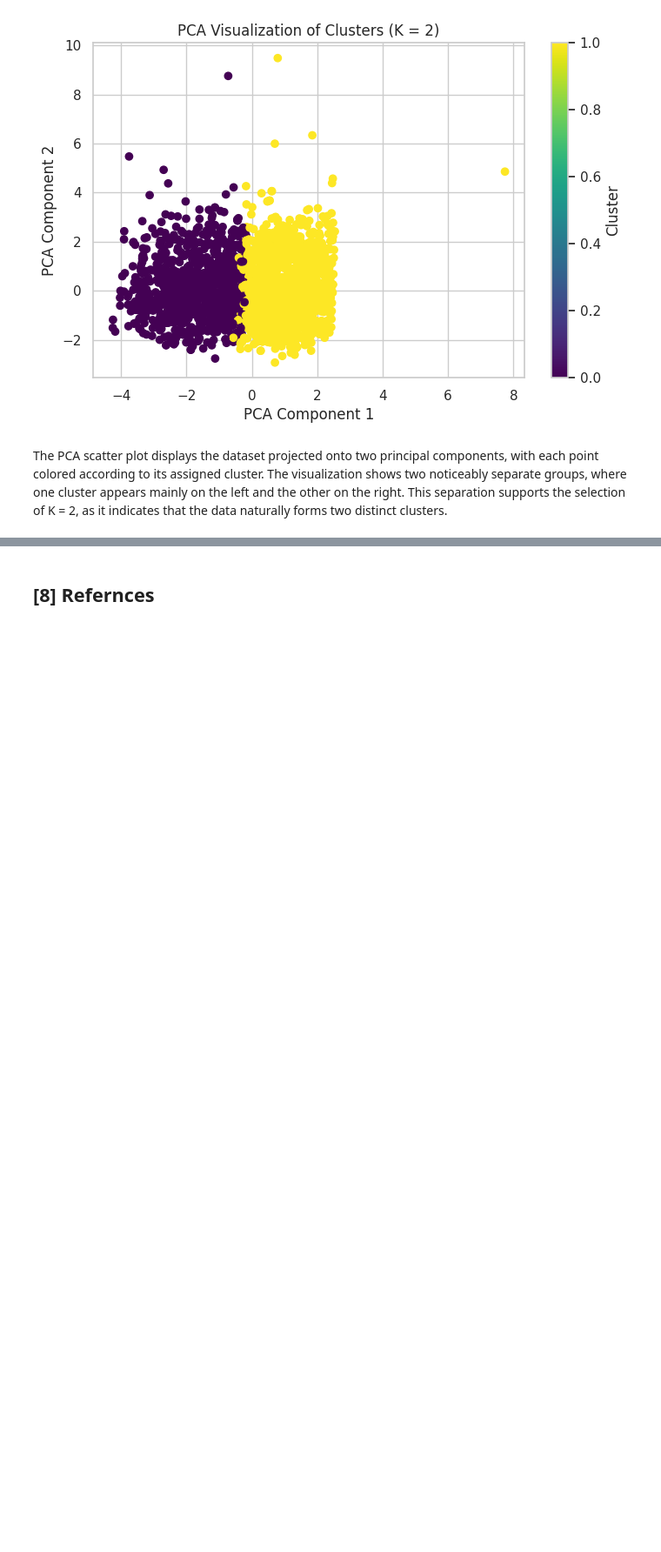
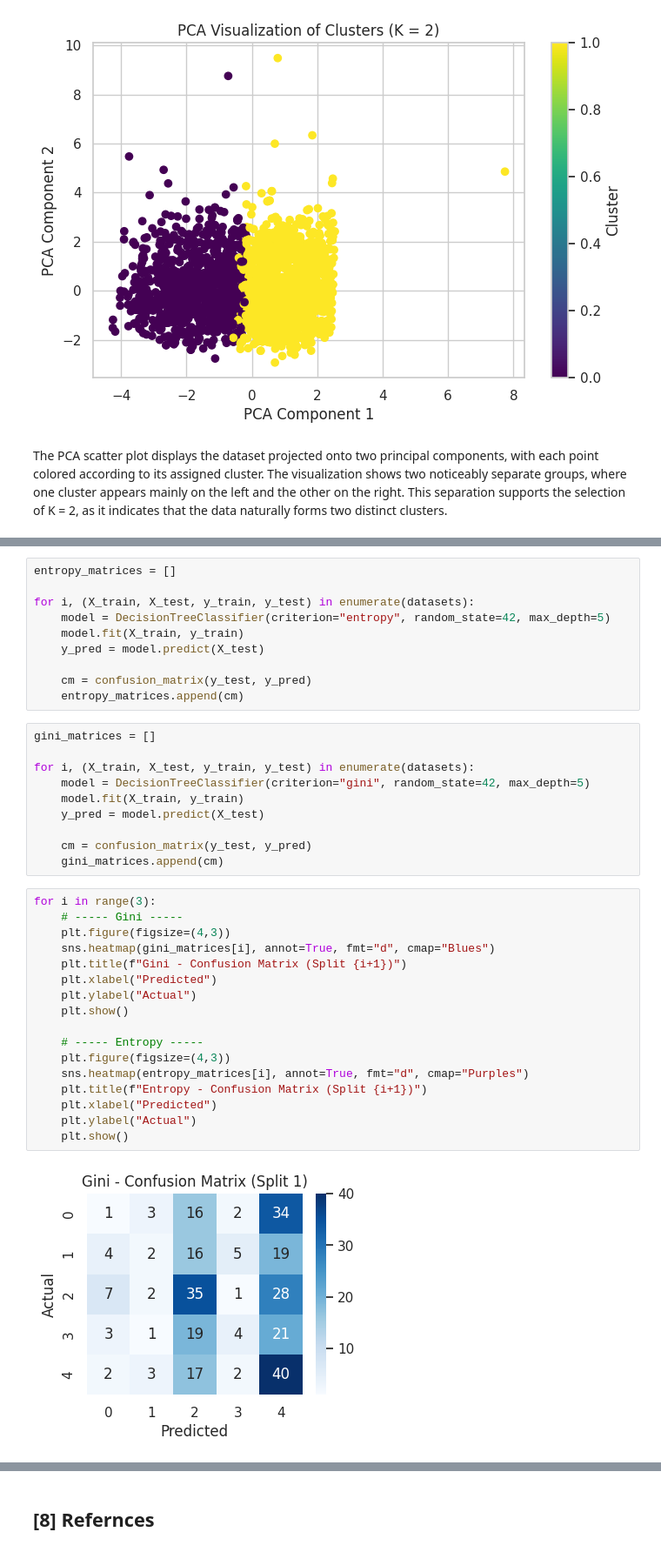
Before and after one commit to SaraAljuraybah/Data-Mining-Project, a Jupyter notebook: Reports/Phase3.ipynb, the cells around one changed output, grey strips where cells are left out. Shown at 87% size. Drawn from its saved outputs; the diff is of its cells as text; blank space fills up the shorter version.

```diff
--- a/Reports/Phase3.ipynb
+++ b/Reports/Phase3.ipynb
@@ -412,0 +307,39 @@ The PCA scatter plot displays the dataset projected onto two principal component
+# %%
+entropy_matrices = []
+
+for i, (X_train, X_test, y_train, y_test) in enumerate(datasets):
+    model = DecisionTreeClassifier(criterion="entropy", random_state=42, max_depth=5)
+    model.fit(X_train, y_train)
+    y_pred = model.predict(X_test)
+
+    cm = confusion_matrix(y_test, y_pred)
+    entropy_matrices.append(cm)
+# %%
+gini_matrices = []
+
+for i, (X_train, X_test, y_train, y_test) in enumerate(datasets):
+    model = DecisionTreeClassifier(criterion="gini", random_state=42, max_depth=5)
+    model.fit(X_train, y_train)
+    y_pred = model.predict(X_test)
+
+    cm = confusion_matrix(y_test, y_pred)
+    gini_matrices.append(cm)
+# %%
+for i in range(3):
+    # ----- Gini -----
+    plt.figure(figsize=(4,3))
+    sns.heatmap(gini_matrices[i], annot=True, fmt="d", cmap="Blues")
+    plt.title(f"Gini - Confusion Matrix (Split {i+1})")
+    plt.xlabel("Predicted")
+    plt.ylabel("Actual")
+    plt.show()
+
+    # ----- Entropy -----
+    plt.figure(figsize=(4,3))
+    sns.heatmap(entropy_matrices[i], annot=True, fmt="d", cmap="Purples")
+    plt.title(f"Entropy - Confusion Matrix (Split {i+1})")
+    plt.xlabel("Predicted")
+    plt.ylabel("Actual")
+    plt.show()
+# %% [output]
+[figure, added]
```
Also changed, not shown: parts of 66 cells of this notebook.
